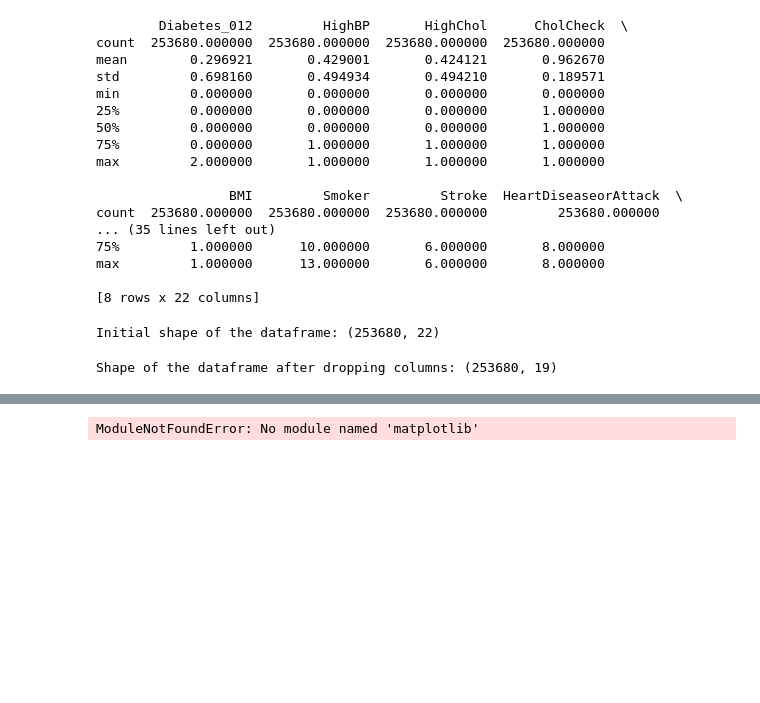
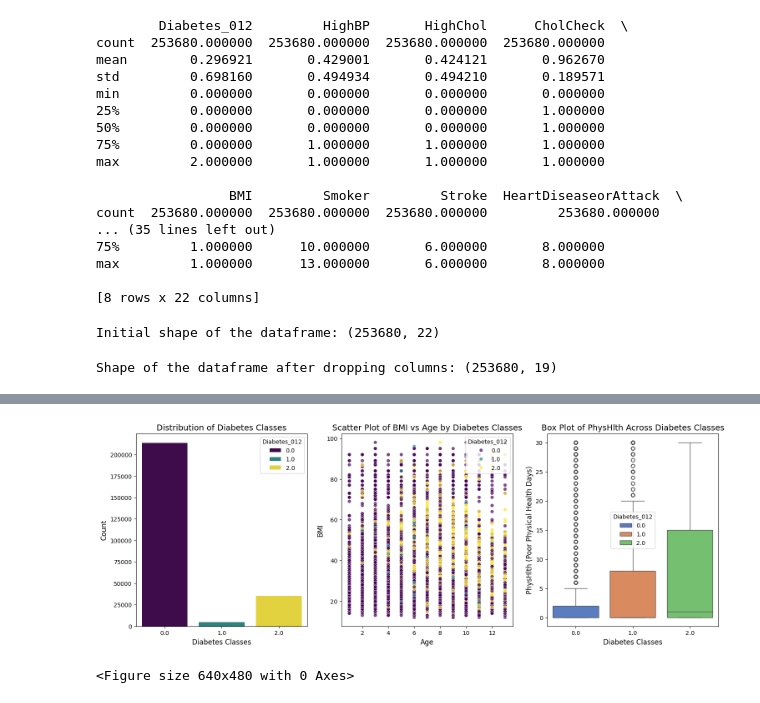
Before and after one commit to Anndischeh/Introduction-to-AI-Coursework, a Jupyter notebook: Untitled.ipynb, the cells around one changed output, grey strips where cells are left out. Cells and saved outputs as stored; diff of their text form; code cells hidden in the pictures; blank space fills up the shorter version.

Commit message:
updated las t commit as there was an error

```diff
--- a/Untitled.ipynb
+++ b/Untitled.ipynb
@@ -112,31 +113,33 @@ Test set shape: (38052, 21)
 # %%
 import matplotlib.pyplot as plt
 import seaborn as sns
 
 # Set up the figure with subplots (1 row, 3 columns)
 fig, axes = plt.subplots(1, 3, figsize=(18, 6))
 
 # 1. Bar plot for target distribution
-sns.countplot(x=y, palette="viridis", ax=axes[0])
+sns.countplot(x=y, hue=y, palette="viridis", ax=axes[0])
 axes[0].set_title("Distribution of Diabetes Classes", fontsize=14)
 axes[0].set_xlabel("Diabetes Classes", fontsize=12)
 axes[0].set_ylabel("Count", fontsize=12)
 
 # 2. Scatter plot for Age vs BMI, colored by target
 sns.scatterplot(x=data['Age'], y=data['BMI'], hue=y, palette="viridis", alpha=0.7, ax=axes[1])
 axes[1].set_title("Scatter Plot of BMI vs Age by Diabetes Classes", fontsize=14)
 axes[1].set_xlabel("Age", fontsize=12)
 axes[1].set_ylabel("BMI", fontsize=12)
 
-# 3. Box plot showing thre distirbution of PhysHlth across diabtes classes
-sns.boxplot(x=y, y=data['PhysHlth'], palette="muted")
+# 3. Box plot showing the distirbution of PhysHlth across diabtes classes
+sns.boxplot(x=y, y=data['PhysHlth'], hue=y, palette="muted")
 plt.title("Box Plot of PhysHlth Across Diabetes Classes", fontsize=14)
 plt.xlabel("Diabetes Classes", fontsize=12)
 plt.ylabel("PhysHlth (Poor Physical Health Days)", fontsize=12)
 plt.show()
 
+
 # Adjust layout
 plt.tight_layout()
 plt.show()
 # %% [output]
+[figure, added]
-ModuleNotFoundError: No module named 'matplotlib'
+<Figure size 640x480 with 0 Axes>
```
Also changed, not shown: parts of 2 cells of this notebook.
